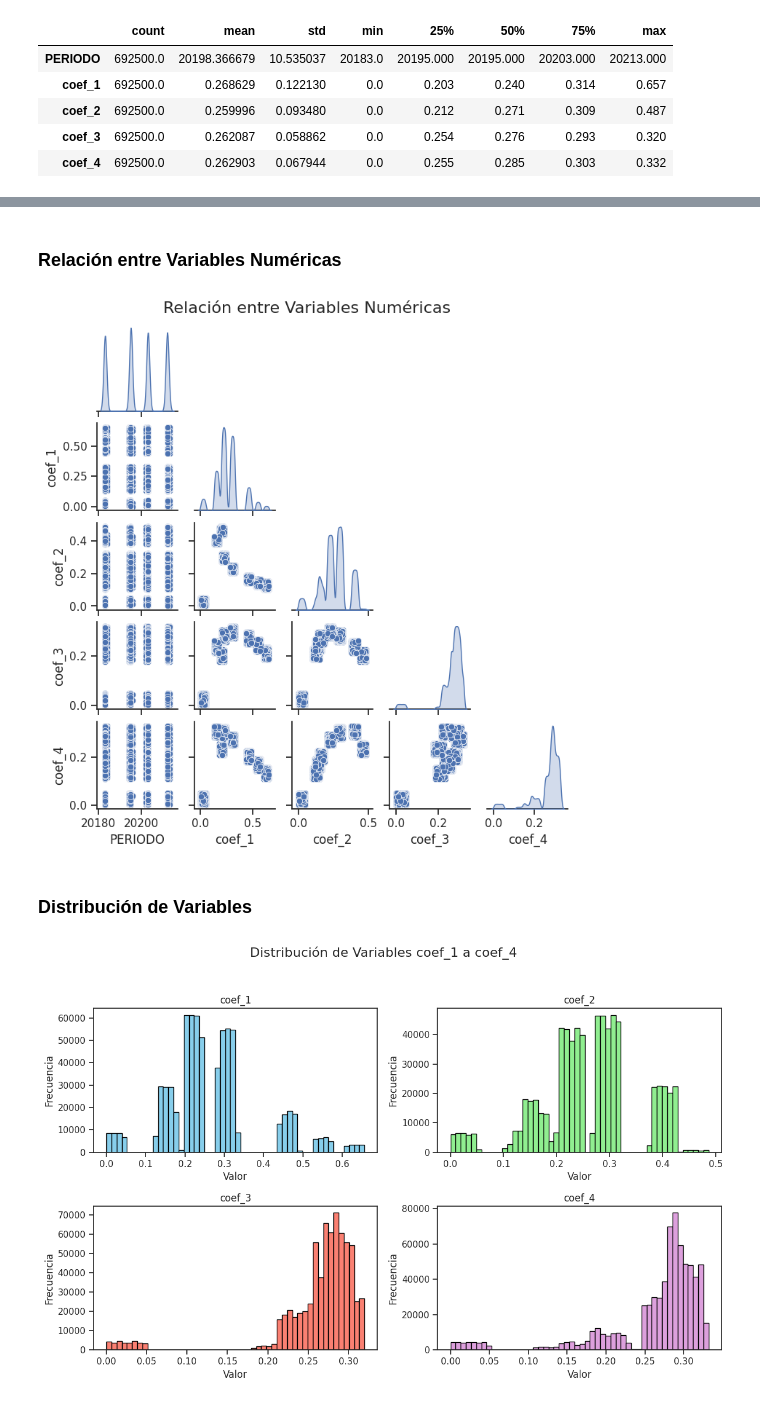
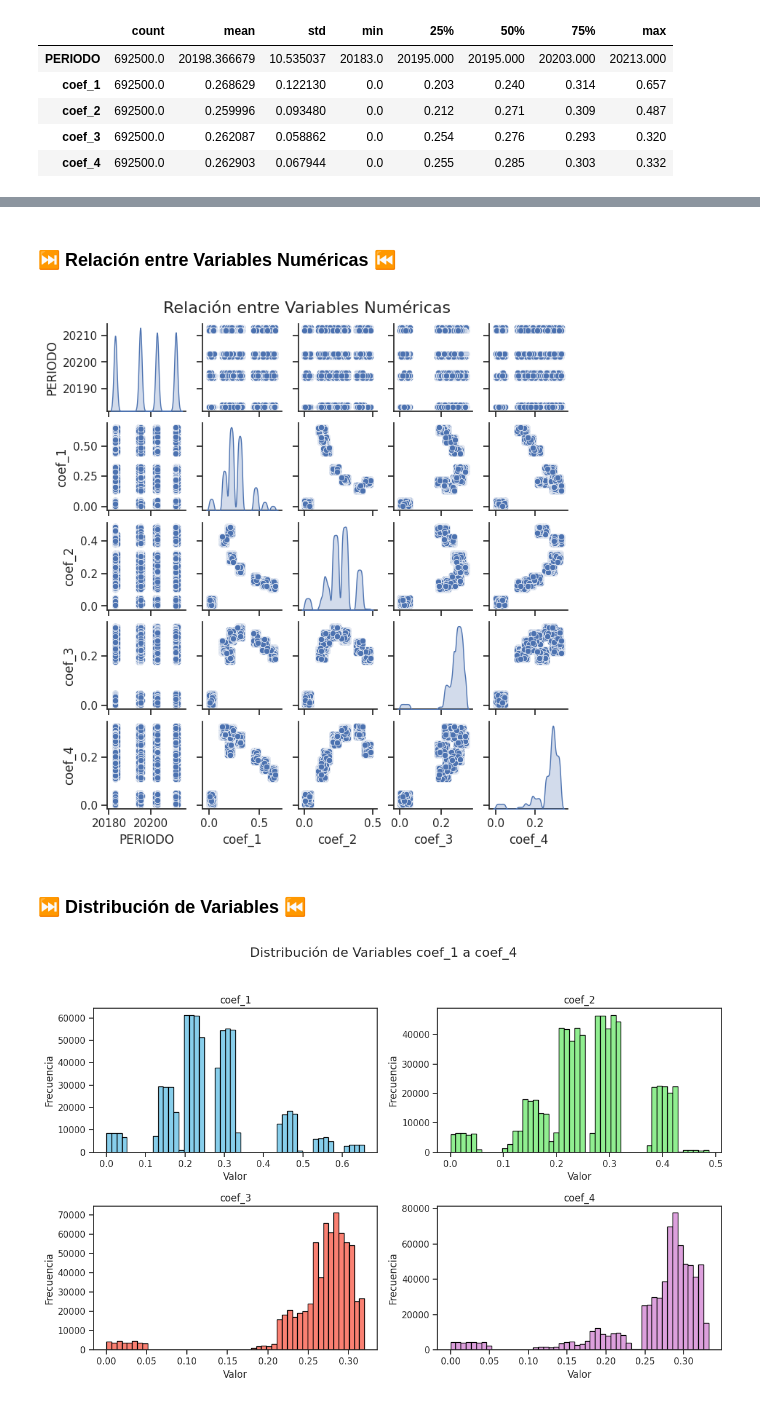
Before and after one commit to KevinGJ23/Inteligencia_Artificial, a Jupyter notebook: Proyecto/01_exploración.ipynb, the cells around one changed output, grey strips where cells are left out. Saved outputs shown, nothing was run; the diff lists cells and outputs as text; code cells hidden in the pictures.

```diff
--- a/Proyecto/01_exploración.ipynb
+++ b/Proyecto/01_exploración.ipynb
@@ -169,20 +199,20 @@ data_train._get_numeric_data().describe().T
 # %% [markdown]
-### Relación entre Variables Numéricas
+### ⏭ **Relación entre Variables Numéricas** ⏮
 # %%
 cols = ['PERIODO', 'coef_1', 'coef_2', 'coef_3', 'coef_4']
 
 sns.set(style="ticks")
 sns.pairplot(data=data_train[cols],
              height=1.5,
              diag_kind='kde', #nos ayuda a ver si es normal la distribucion
-             corner=True)
+             corner=False)
 
 plt.suptitle("Relación entre Variables Numéricas", fontsize=16, y=1.02)
 plt.show()
 # %% [output]
-[figure, old version]
+[figure, new version]
 # %% [markdown]
-### Distribución de Variables
+### ⏭ **Distribución de Variables** ⏮
 # %%
 cof1 = data_train['coef_1']
 cof2 = data_train['coef_2']
```
Also changed, not shown: parts of 17 cells of this notebook.
